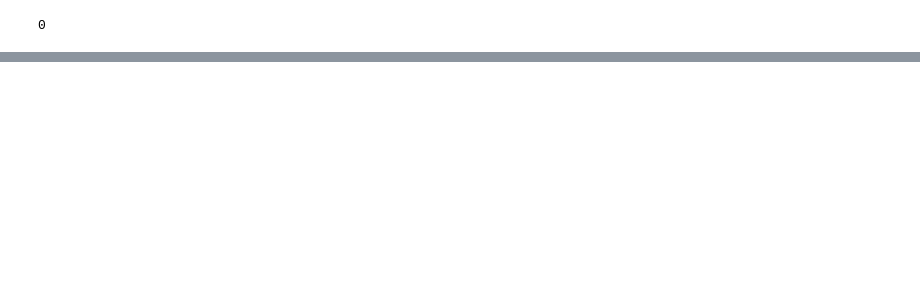
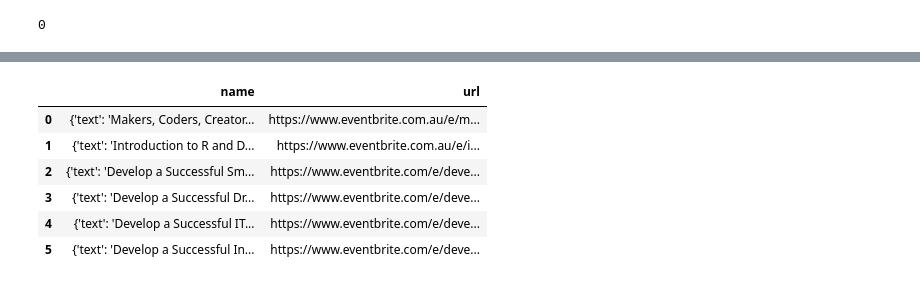
Before and after one commit to paddytobias/Python-API-training, a Jupyter notebook: pythonAPItraining.ipynb, the cells around one changed output, grey strips where cells are left out. Cells and saved outputs as stored; diff of their text form; code cells hidden in the pictures; blank space fills up the shorter version.

```diff
--- a/pythonAPItraining.ipynb
+++ b/pythonAPItraining.ipynb
@@ -974,0 +747,14 @@ There are 0 orders for the event: 56314871296
+# %%
+## Where are the course names??
+# Notice the ... in the middle of the dataframe, this is where they are
+
+# Let's print the names out and the urls
+search_df.loc[:,['name', 'url']]
+# %% [output]
+|  | name | url |
+| 0 | {'text': 'Makers, Coders, Creator... | https://www.eventbrite.com.au/e/m... |
+| 1 | {'text': 'Introduction to R and D... | https://www.eventbrite.com.au/e/i... |
+| 2 | {'text': 'Develop a Successful Sm... | https://www.eventbrite.com/e/deve... |
+| 3 | {'text': 'Develop a Successful Dr... | https://www.eventbrite.com/e/deve... |
+| 4 | {'text': 'Develop a Successful IT... | https://www.eventbrite.com/e/deve... |
+| 5 | {'text': 'Develop a Successful In... | https://www.eventbrite.com/e/deve... |
```
Also changed, not shown: parts of 128 cells of this notebook.
